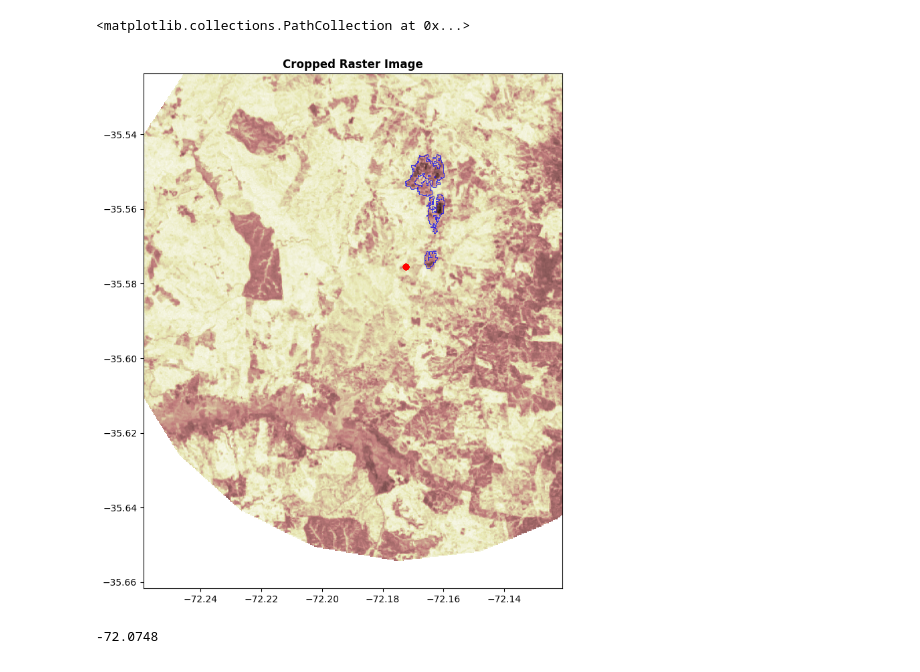
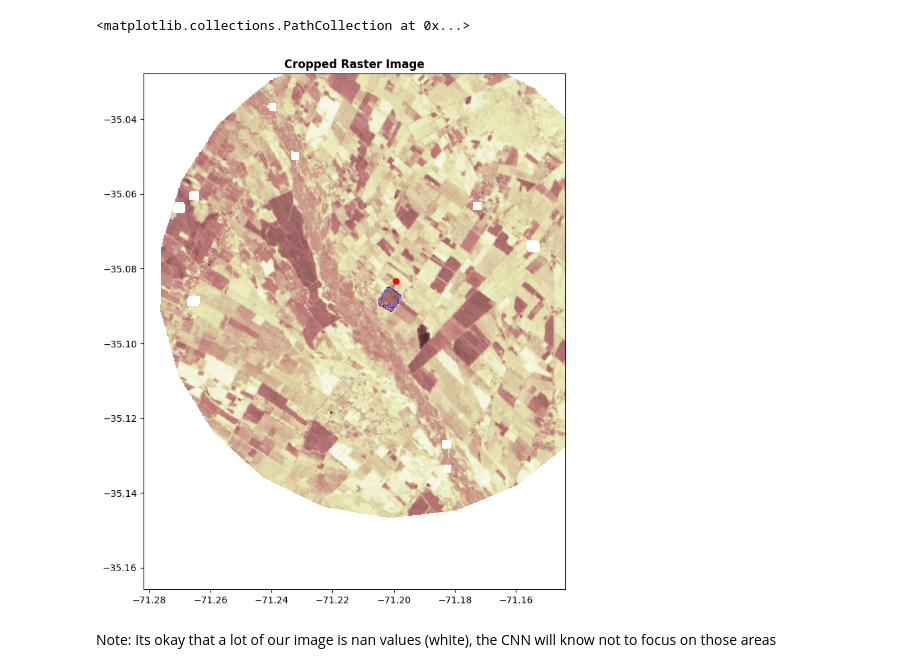
Before and after one commit to abbystokes/wildfire-risk-ml, a Jupyter notebook: data_preprocessing.ipynb, the cells around one changed output. Drawn from its saved outputs; the diff is of its cells as text; code cells hidden in the pictures.

```diff
--- a/data_preprocessing.ipynb
+++ b/data_preprocessing.ipynb
@@ -25,7 +31,7 @@ df = df.reset_index()
 # %%
 # Pick an example fire event
 
-fire_id = 1 # look at first event
+fire_id = 17 # look at first event
 example_fire = df.loc[fire_id]
 
 fire_season = example_fire["FireSeason"]
@@ -219,24 +211,21 @@ array([[ nan,  nan,  nan, ..., 120., 120., 151.],
 # %%
-cropped_src = rasterio.open('output.tif')
+# Visual check of image cropping
+cropped_src = rasterio.open('merged.tif')
 transform = cropped_src.transform
 
 # Get raster bounds (left, bottom, right, top) in geographic coordinates
 left, bottom, right, top = rasterio.transform.array_bounds(
     cropped_src.height, cropped_src.width, transform
 )
 
-# Read the 3rd band of the raster
 fig, ax = plt.subplots(figsize=(10, 10))
 
-# Set extent to real-world coordinates
-#show(pre_fire.read(8), cmap='pink', ax=ax, extent=[left, right, bottom, top])
+#8th band is NBR
 show(cropped_src.read(8), cmap='pink', ax=ax, extent=[left, right, bottom, top], title="Cropped Raster Image")
 fire_scar_vector.plot(ax=ax, edgecolor='blue', facecolor='none', linewidth=.5)
 plt.scatter(fire_scar_vector['IgnLon'], fire_scar_vector['IgnLat'], color='red', label='Ignition Points')
 # %% [output]
 <matplotlib.collections.PathCollection at 0x...>
-[figure, old version]
+[figure, new version]
-# %%
-target_lon
-# %% [output]
--72.0748
+# %% [markdown]
+Note: Its okay that a lot of our image is nan values (white), the CNN will know not to focus on those areas
```
Also changed, not shown: parts of 21 cells of this notebook, 3 other files.
